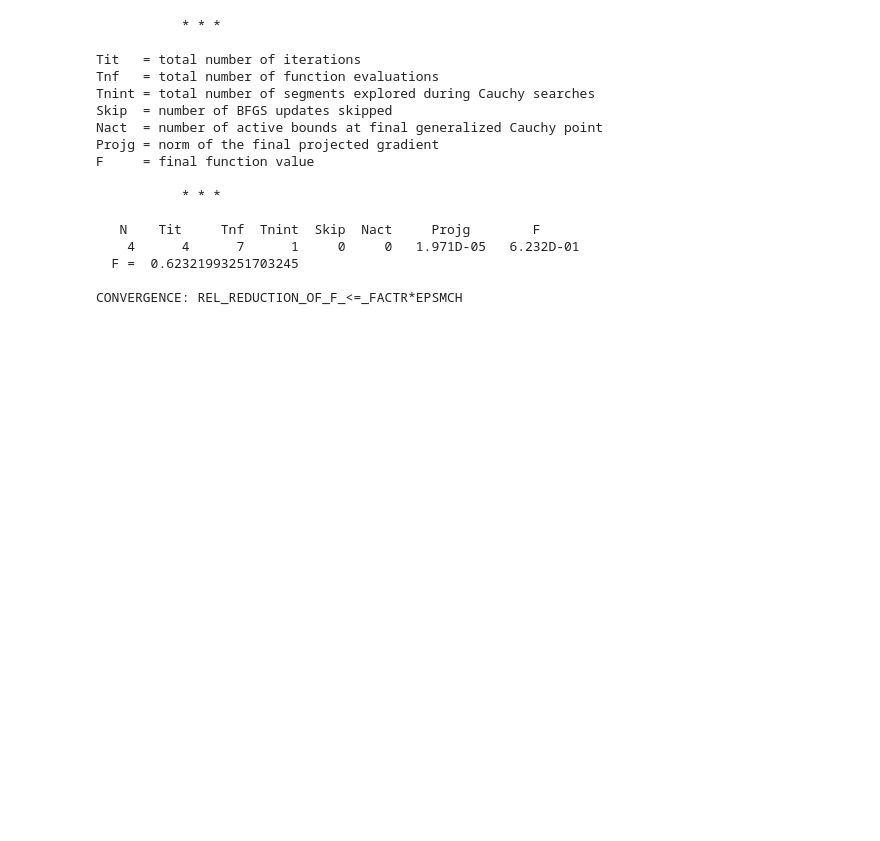
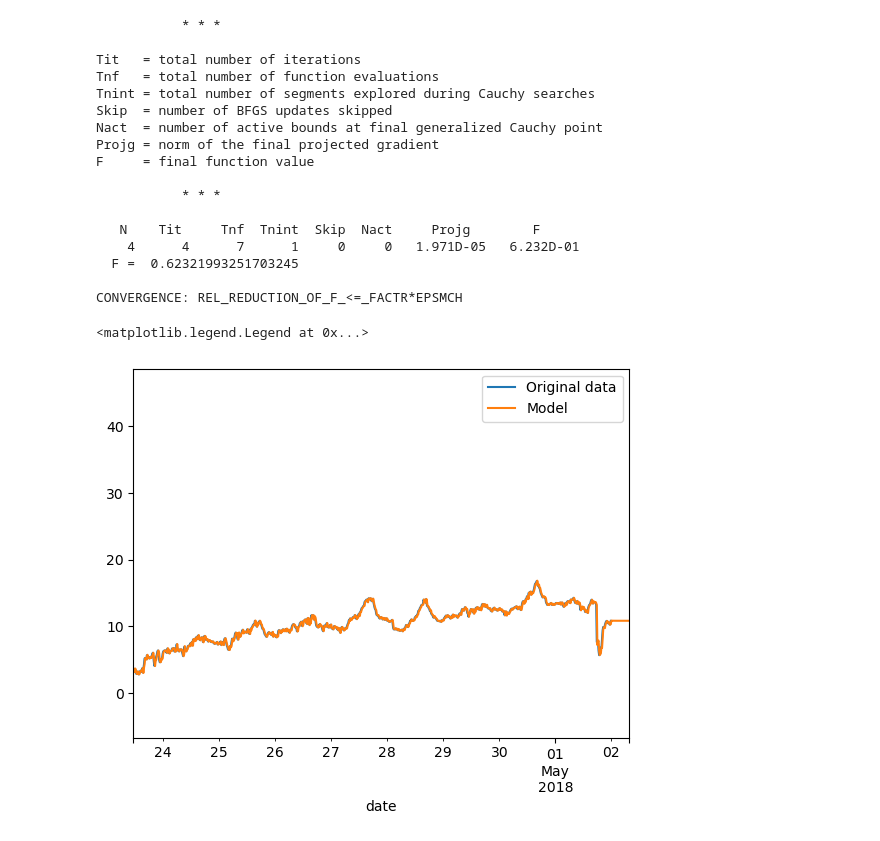
Before and after one commit to JakubLobo/probabilistic-forecasting-temperature, a Jupyter notebook: ARIMA-models.ipynb, the cells around one changed output. Cells and saved outputs as stored; diff of their text form; code cells hidden in the pictures; blank space fills up the shorter version.

Commit message:
Sarimax model added

```diff
--- a/ARIMA-models.ipynb
+++ b/ARIMA-models.ipynb
@@ -253,3 +253,12 @@ F     = final function value
   F =  0.62321993251703245
 
 CONVERGENCE: REL_REDUCTION_OF_F_<=_FACTR*EPSMCH
+# %%
+temp.plot(label='Original data')
+sarimax_pred = fitted_model_sarimax.predict(0, 65000)
+sarimax_pred.plot(label='Model')
+plt.xlim(sarimax_pred.index[-1500], sarimax_pred.index[-650])
+plt.legend()
+# %% [output]
+<matplotlib.legend.Legend at 0x...>
+[figure, added]
```
Also changed, not shown: parts of 1 cell of this notebook.
